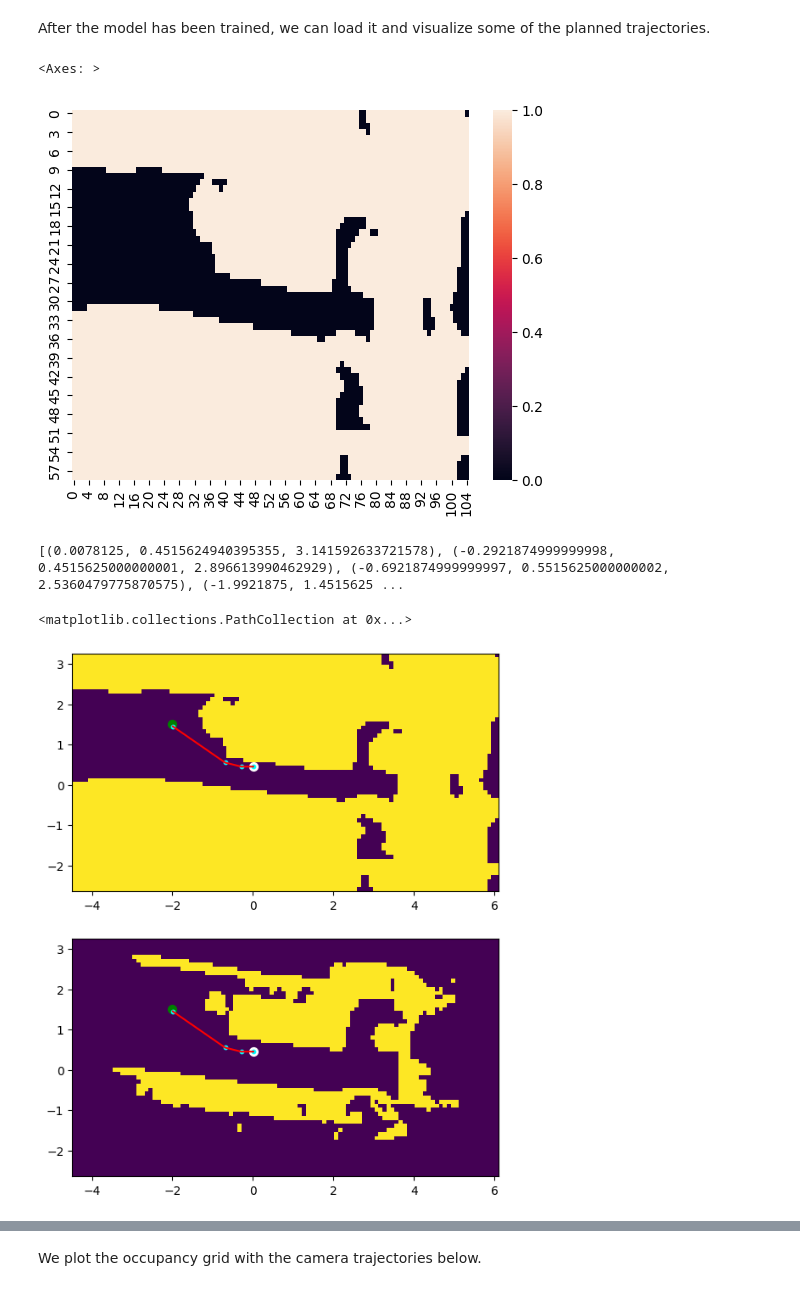
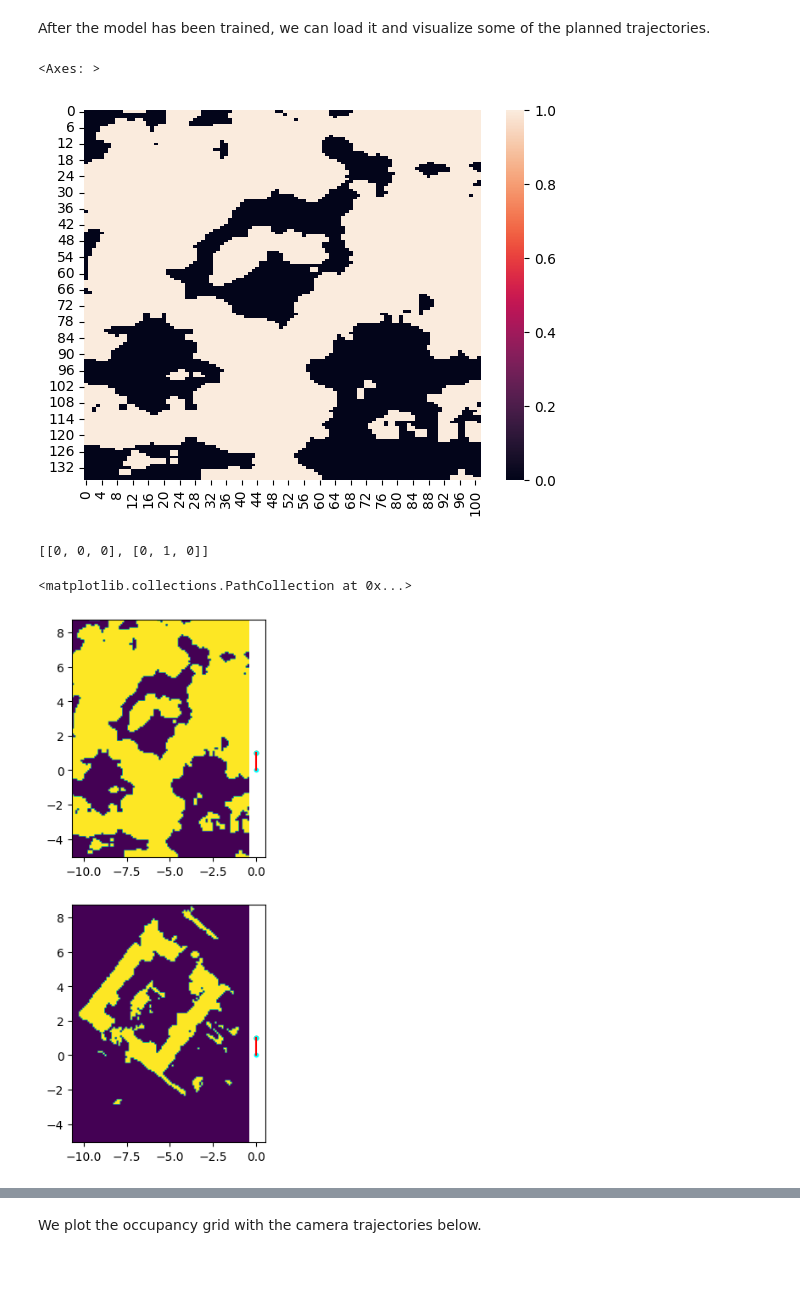
Before and after one commit to codekansas/usa, a Jupyter notebook: notebooks/06_lab.ipynb, the cells around one changed output, grey strips where cells are left out. Cells and saved outputs as stored; diff of their text form; code cells hidden in the pictures.

```diff
--- a/notebooks/06_lab.ipynb
+++ b/notebooks/06_lab.ipynb
@@ -90,21 +90,21 @@ wandb.init(project="usa-net", name = "nyukitchen", entity="peiqiliu")
 Next, we train a model on the recorded clip.
 # %%
 # Using the default config, but overriding the dataset.
-config = OmegaConf.load("config.yaml")
-#config.task.dataset = "r3d"
-config.task.dataset = "/data/peiqi/home_engine/usa/Kitchen.r3d"
+config = OmegaConf.load("../configs/train.yaml")
+config.task.dataset = "r3d"
+config.task.dataset_path = "/data/peiqi/home_engine/CDSLab.r3d"
 
 # We still need to explicitly set these variables.
-config.trainer.exp_name = "4_256_no"
-config.trainer.base_run_dir = "nyu_kitchen"
-config.trainer.run_id = 0
+#config.trainer.exp_name = "4_256_no"
+config.trainer.base_run_dir = "../CDSLab"
+#config.trainer.run_id = 0
 
 # Only use stdout logger.
 config.logger = [{"name": "stdout"}]
 config.task.dataloader.train.batch_size = 16
 
 # You can change this number to change the number of training steps.
-config.task.finished.max_steps = 8000
+config.task.finished.max_steps = 10
 #config.task.finished.max_epochs = 1000
 
 # Loads the config objects.
@@ -125,5 +125,8 @@ lr_scheduler = objs.lr_scheduler
 trainer = objs.trainer
 
 # Runs the training loop.
-trainer.train(model, task, optimizer, lr_scheduler)
+try:
+    trainer.train(model, task, optimizer, lr_scheduler)
+except:
+    print('pass')
 # %% [output]
@@ -206,7 +209,7 @@ import seaborn
 seaborn.heatmap(gradient_planner.base_planner.a_star_planner.is_occ[:, :, 0][::-1])
 # %% [output]
 <Axes: >
-[figure, old version]
+[figure, new version]
 # %%
 from usa.planners.base import Map, Planner, get_occupancy_map_from_dataset
 from usa.tasks.datasets.posed_rgbd import get_bounds, get_poses, iter_xyz
@@ -271,26 +274,27 @@ def get_occupancy_map_from_dataset_groundtruth(
 m = get_occupancy_map_from_dataset_groundtruth(dataset, 0.1, (-1, 0))
 # %%
 from usa.planners.base import get_ground_truth_map_from_dataset
-start_xyt = [0.0078125, 0.4515624940395355, 1.5850404500961304]
-end_xy = [-2, 1.5]
-grid_waypoints = grid_planner.plan(start_xy=start_xyt[:2], end_xy=end_xy)
+start_xyt = [0, 0, 0]
+end_xy = [0, 1, 0]
+grid_waypoints = [start_xyt, end_xy]
+#grid_waypoints = grid_planner.plan(start_xy=start_xyt[:2], end_xy=end_xy)
 fig, axes = plt.subplots(2, 1, figsize=(8, 8))
 minx, miny = grid_planner.occ_map.origin
 (ycells, xcells), resolution = grid_planner.occ_map.grid.shape, grid_planner.occ_map.resolution
 maxx, maxy = minx + xcells * resolution, miny + ycells * resolution
 xs, ys, thetas = zip(*grid_waypoints)
 print(grid_waypoints)
 axes[0].imshow(grid_planner.a_star_planner.is_occ[::-1], extent=(minx, maxx, miny, maxy))
 axes[0].plot(xs, ys, c='r')
-axes[0].scatter(start_xyt[0], start_xyt[1], s = 50, c = 'white')
-axes[0].scatter(end_xy[0], end_xy[1], s = 50, c = 'g')
+axes[0].scatter(start_xyt[0], start_xyt[1], s = 10, c = 'white')
+axes[0].scatter(end_xy[0], end_xy[1], s = 10, c = 'g')
 axes[0].scatter(xs, ys, c = 'cyan', s = 10)
-axes[1].imshow(get_ground_truth_map_from_dataset(dataset, 0.1, (-1, 0))[::-1], extent=(minx, maxx, miny, maxy))
+axes[1].imshow(get_ground_truth_map_from_dataset(dataset, 0.1, (-1, 0)).grid[::-1], extent=(minx, maxx, miny, maxy))
 axes[1].plot(xs, ys, c='r')
-axes[1].scatter(start_xyt[0], start_xyt[1], s = 50, c = 'white')
-axes[1].scatter(end_xy[0], end_xy[1], s = 50, c = 'g')
+axes[1].scatter(start_xyt[0], start_xyt[1], s = 10, c = 'white')
+axes[1].scatter(end_xy[0], end_xy[1], s = 10, c = 'g')
 axes[1].scatter(xs, ys, c = 'cyan', s = 10)
 # %% [output]
-[(0.0078125, 0.4515624940395355, 3.141592633721578), (-0.2921874999999998, 0.4515625000000001, 2.896613990462929), (-0.6921874999999997, 0.5515625000000002, 2.5360479775870575), (-1.9921875, 1.4515625 ...
+[[0, 0, 0], [0, 1, 0]]
 <matplotlib.collections.PathCollection at 0x...>
-[figure, old version]
+[figure, new version]
```
Also changed, not shown: parts of 5 cells of this notebook, 9 other files.
